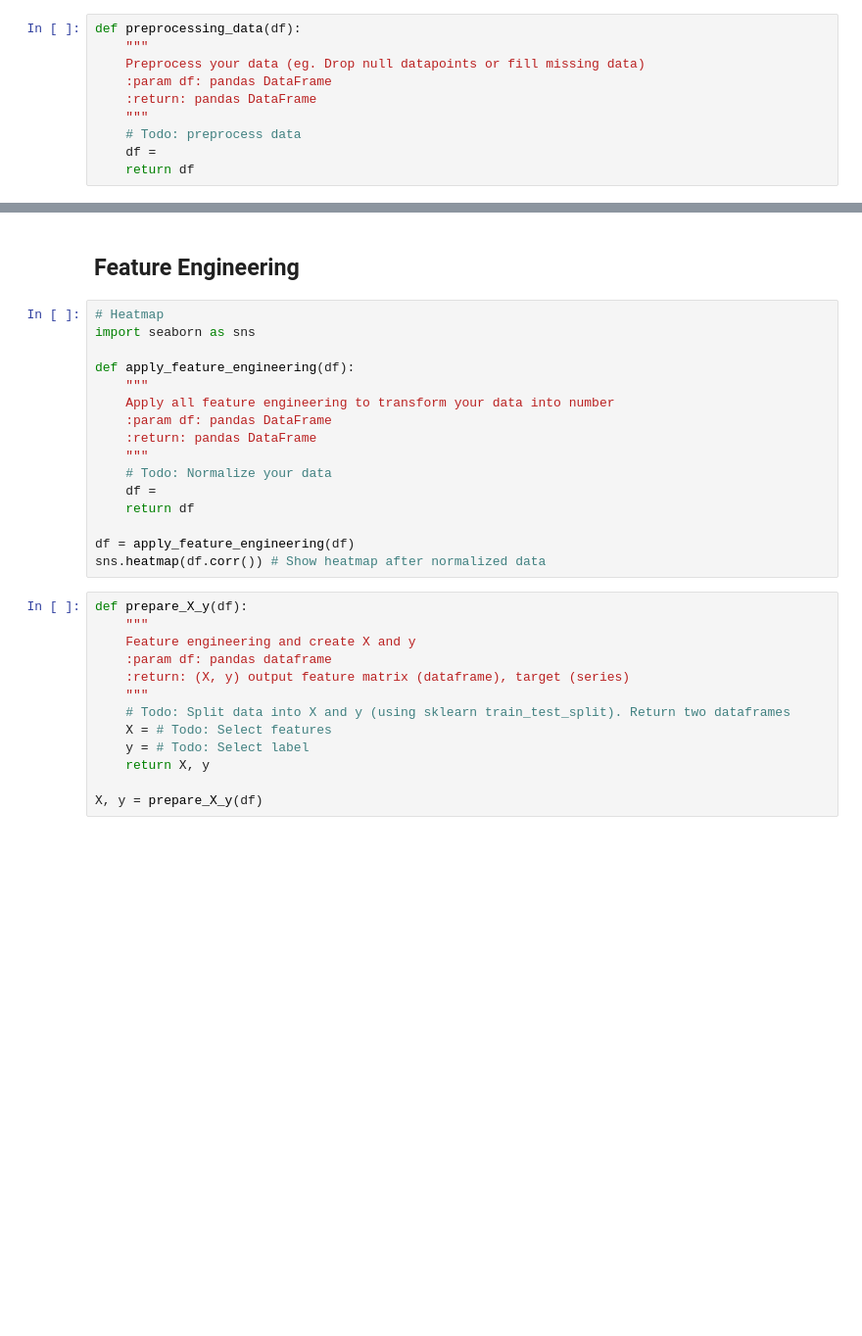
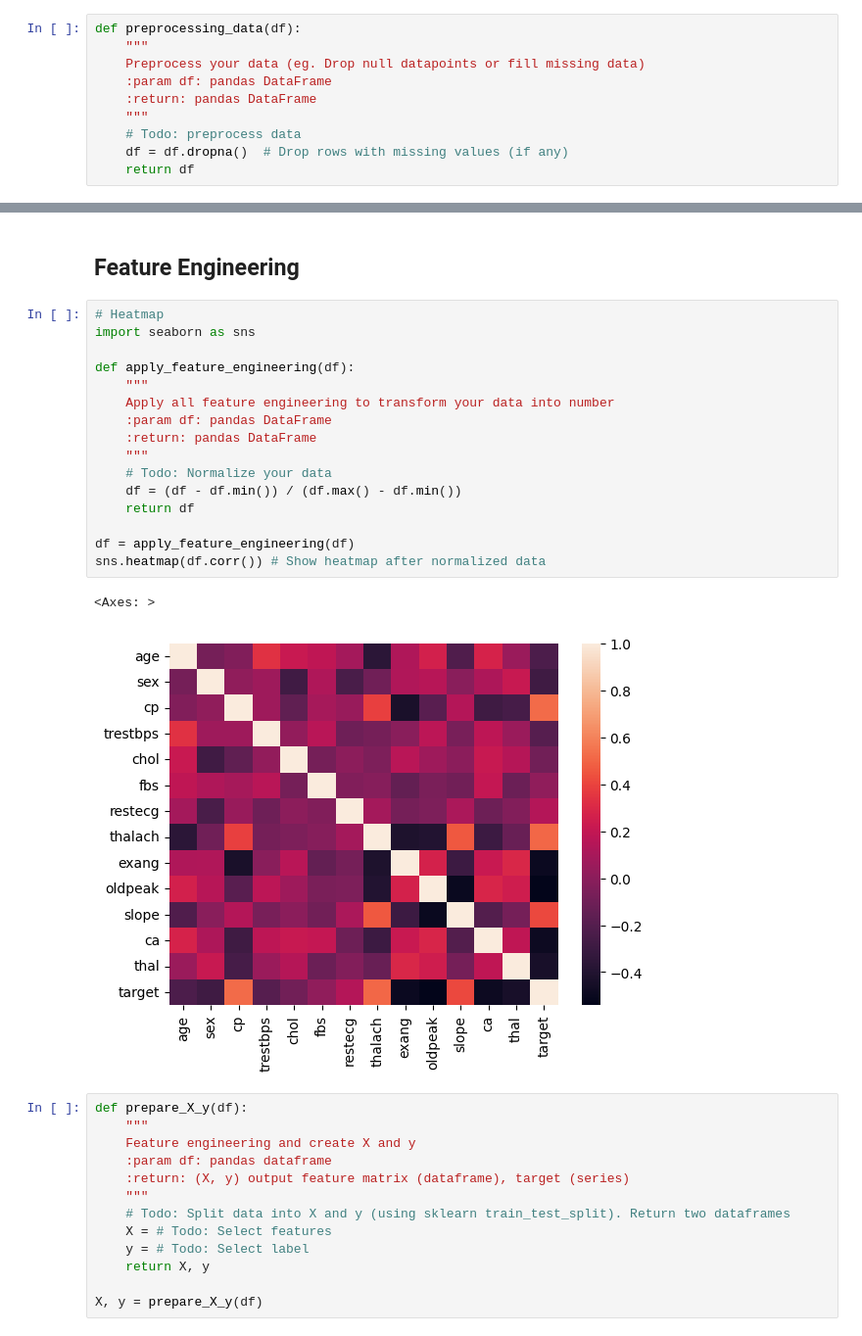
Before and after one commit to tano-dev/Introduction-to-Machine-Learning_MTH10353, a Jupyter notebook: Homework/2/Homework Form.ipynb, the cells around one changed output, grey strips where cells are left out. Shown at 98% size. Cells and saved outputs as stored; diff of their text form; blank space fills up the shorter version.

```diff
--- a/Homework/2/Homework Form.ipynb
+++ b/Homework/2/Homework Form.ipynb
@@ -53,7 +181,7 @@ def preprocessing_data(df):
     :return: pandas DataFrame
     """
     # Todo: preprocess data
-    df =
+    df = df.dropna()  # Drop rows with missing values (if any)
     return df
 # %%
 df = preprocessing_data(df.copy())
@@ -62,19 +190,22 @@ df = preprocessing_data(df.copy())
 # %%
 # Heatmap
 import seaborn as sns
 
 def apply_feature_engineering(df):
     """
     Apply all feature engineering to transform your data into number
     :param df: pandas DataFrame
     :return: pandas DataFrame
     """
     # Todo: Normalize your data
-    df =
+    df = (df - df.min()) / (df.max() - df.min())
     return df
 
 df = apply_feature_engineering(df)
 sns.heatmap(df.corr()) # Show heatmap after normalized data
+# %% [output]
+<Axes: >
+[figure, added]
 # %%
 def prepare_X_y(df):
     """
```
Also changed, not shown: parts of 7 cells of this notebook, 1 other file.
